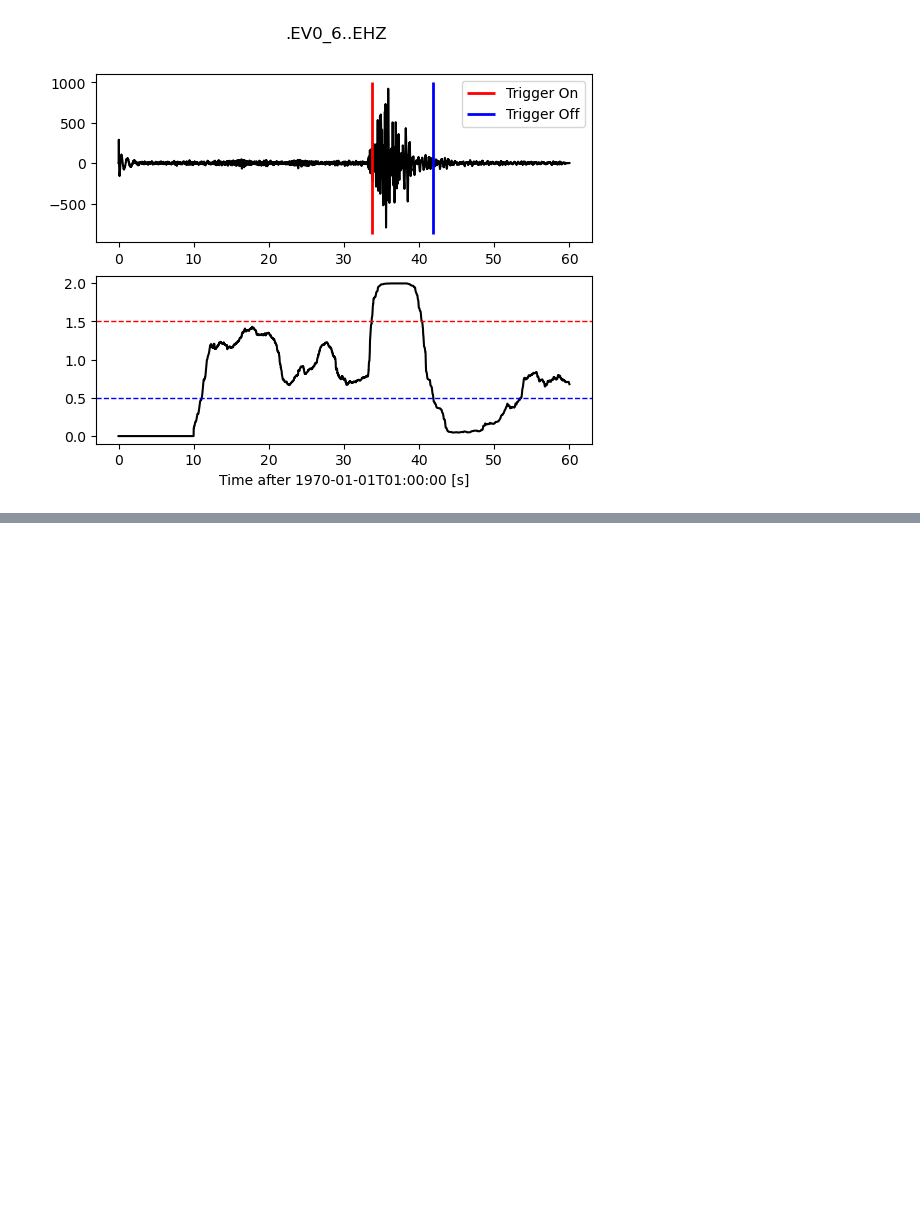
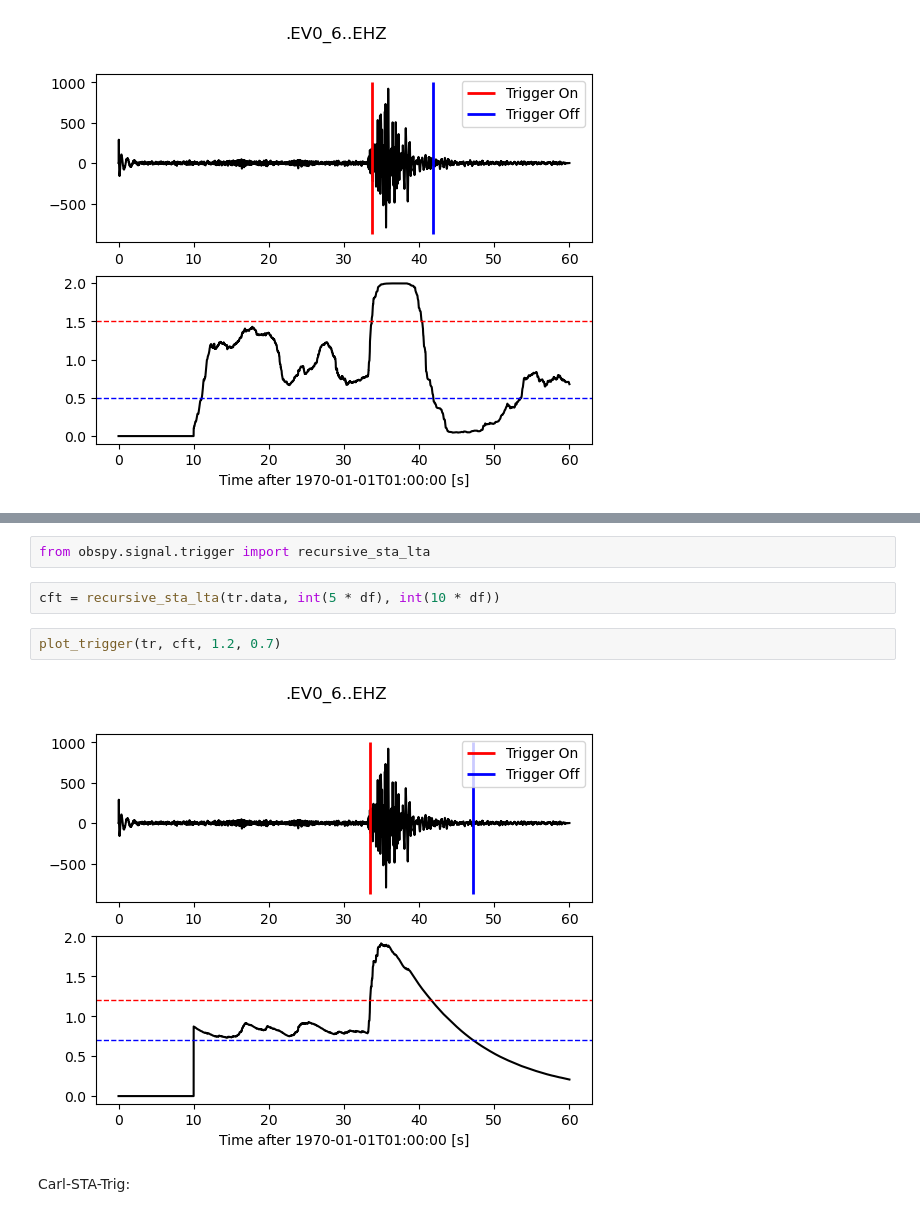
Before and after one commit to jcmefra/curso_python_git, a Jupyter notebook: modulo_3/obspy_3.ipynb, the cells around one changed output, grey strips where cells are left out. Cells and saved outputs as stored; diff of their text form; blank space fills up the shorter version.

```diff
--- a/modulo_3/obspy_3.ipynb
+++ b/modulo_3/obspy_3.ipynb
@@ -67,0 +82,10 @@ plot_trigger(tr, cft, 1.5, 0.5)
+# %%
+from obspy.signal.trigger import recursive_sta_lta
+# %%
+cft = recursive_sta_lta(tr.data, int(5 * df), int(10 * df))
+# %%
+plot_trigger(tr, cft, 1.2, 0.7)
+# %% [output]
+[figure, added]
+# %% [markdown]
+Carl-STA-Trig:
```
Also changed, not shown: parts of 20 cells of this notebook, 16 other files.
